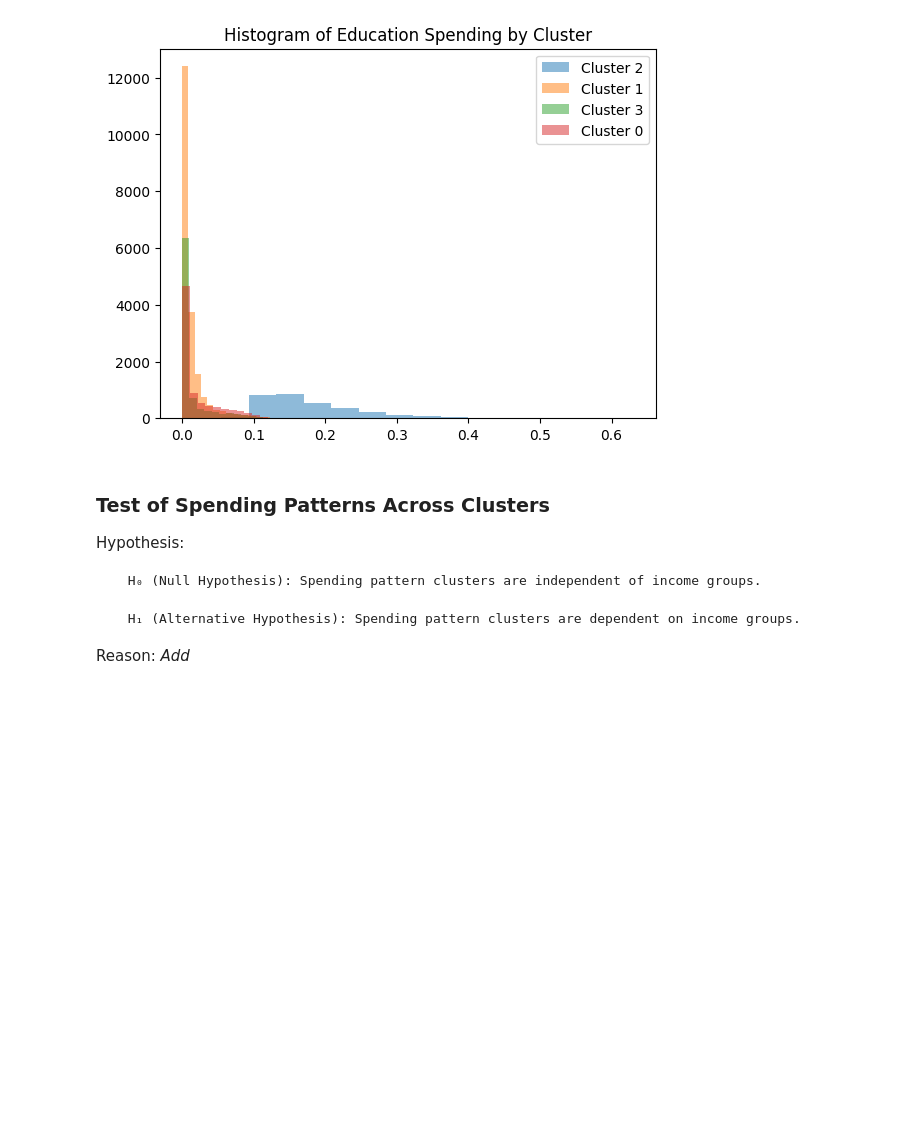
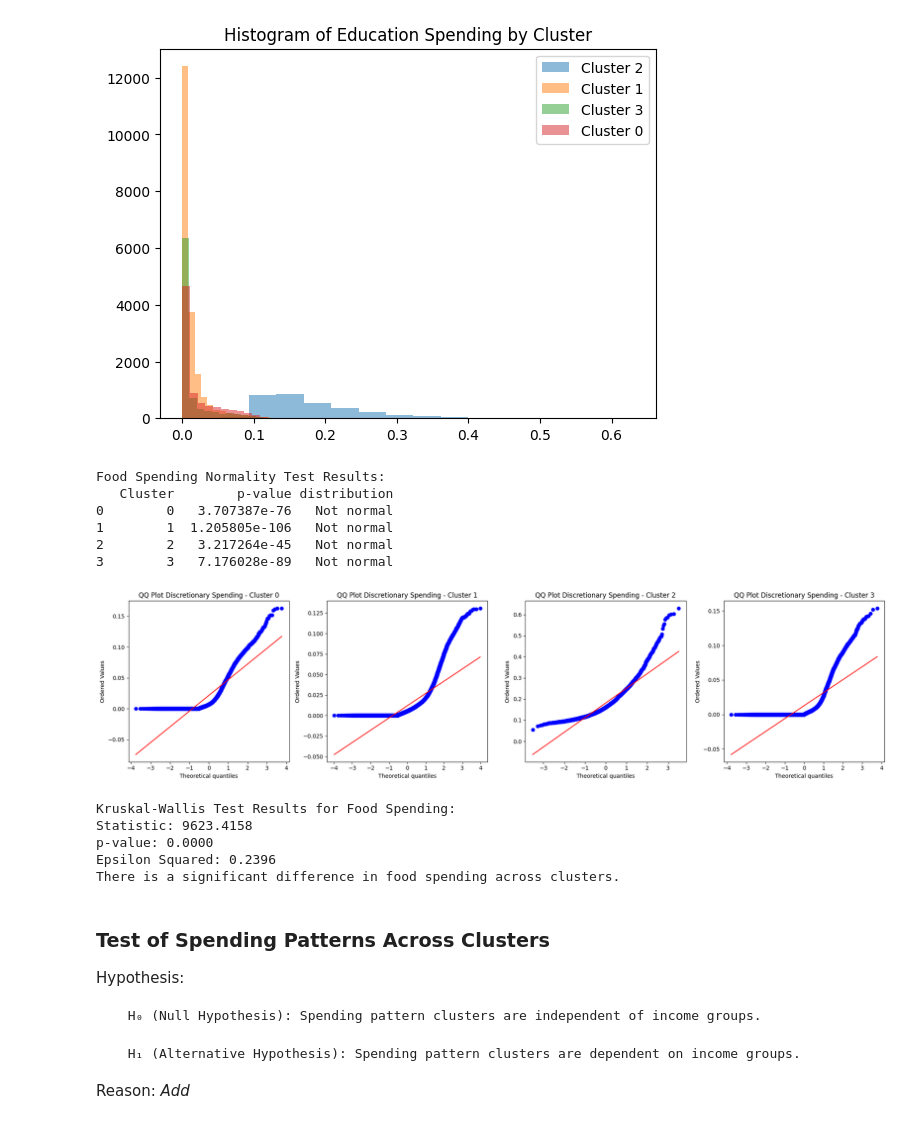
Before and after one commit to marxandreadiane/CSMODEL-MCO1, a Jupyter notebook: CSMODEL-MCO1.ipynb, the cells around one changed output. Saved outputs shown, nothing was run; the diff lists cells and outputs as text; code cells hidden in the pictures; blank space fills up the shorter version.

Commit message:
Codes for Statistical Inference

```diff
--- a/CSMODEL-MCO1.ipynb
+++ b/CSMODEL-MCO1.ipynb
@@ -1062,3 +1178,67 @@ plt.show()
+# %%
+results_educ = []
+
+spending_col = 'T_EDUCATION_PC_prop'
+clusters = sorted(fies_df['Cluster'].unique())
+
+# Shapiro-Wilk test
+for c in clusters:
+    group = fies_df.loc[fies_df['Cluster'] == c, spending_col]
+    stat, p_value = stats.shapiro(group)
+    distribution = 'Likely normal' if p_value > 0.05 else 'Not normal'
+    results_educ.append({'Cluster': c, 'p-value': p_value, 'distribution': distribution})
+
+# Visualize results
+results_educ_df = pd.DataFrame(results_educ)
+print("Food Spending Normality Test Results:")
+print(results_educ_df)
+
+fig, axes = plt.subplots(1, len(clusters), figsize=(5 * len(clusters), 5))
+
+for i, c in enumerate(clusters):
+    group = fies_df.loc[fies_df['Cluster'] == c, spending_col]
+    stats.probplot(group, dist="norm", plot=axes[i])
+    axes[i].set_title(f"QQ Plot Discretionary Spending - Cluster {c}")
+
+plt.tight_layout()
+plt.show()
+# %% [output]
+Food Spending Normality Test Results:
+   Cluster        p-value distribution
+0        0   3.707387e-76   Not normal
+1        1  1.205805e-106   Not normal
+2        2   3.217264e-45   Not normal
+3        3   7.176028e-89   Not normal
+[figure, added]
+# %%
+spending_col = 'T_EDUCATION_PC_prop'
+clusters = sorted(fies_df['Cluster'].unique())
+
+cluster_data = [fies_df.loc[fies_df['Cluster'] == c, spending_col].dropna() for c in clusters]
+
+# Kruskal-Wallis test
+stat, p_value = stats.kruskal(*cluster_data)
+
+# Calculating epsilon squared effect size
+n = len(fies_df)
+epsilon_squared = (stat / (n - 1))
+
+# Display the results
+print("Kruskal-Wallis Test Results for Food Spending:")
+print(f"Statistic: {stat:.4f}")
+print(f"p-value: {p_value:.4f}")
+print(f"Epsilon Squared: {epsilon_squared:.4f}")
+
+if p_value < 0.05:
+    print("There is a significant difference in food spending across clusters.")
+else:
+    print("No significant difference in food spending across clusters.")
+# %% [output]
+Kruskal-Wallis Test Results for Food Spending:
+Statistic: 9623.4158
+p-value: 0.0000
+Epsilon Squared: 0.2396
+There is a significant difference in food spending across clusters.
 # %% [markdown]
 ### Test of Spending Patterns Across Clusters
 
```
Also changed, not shown: parts of 14 cells of this notebook.
